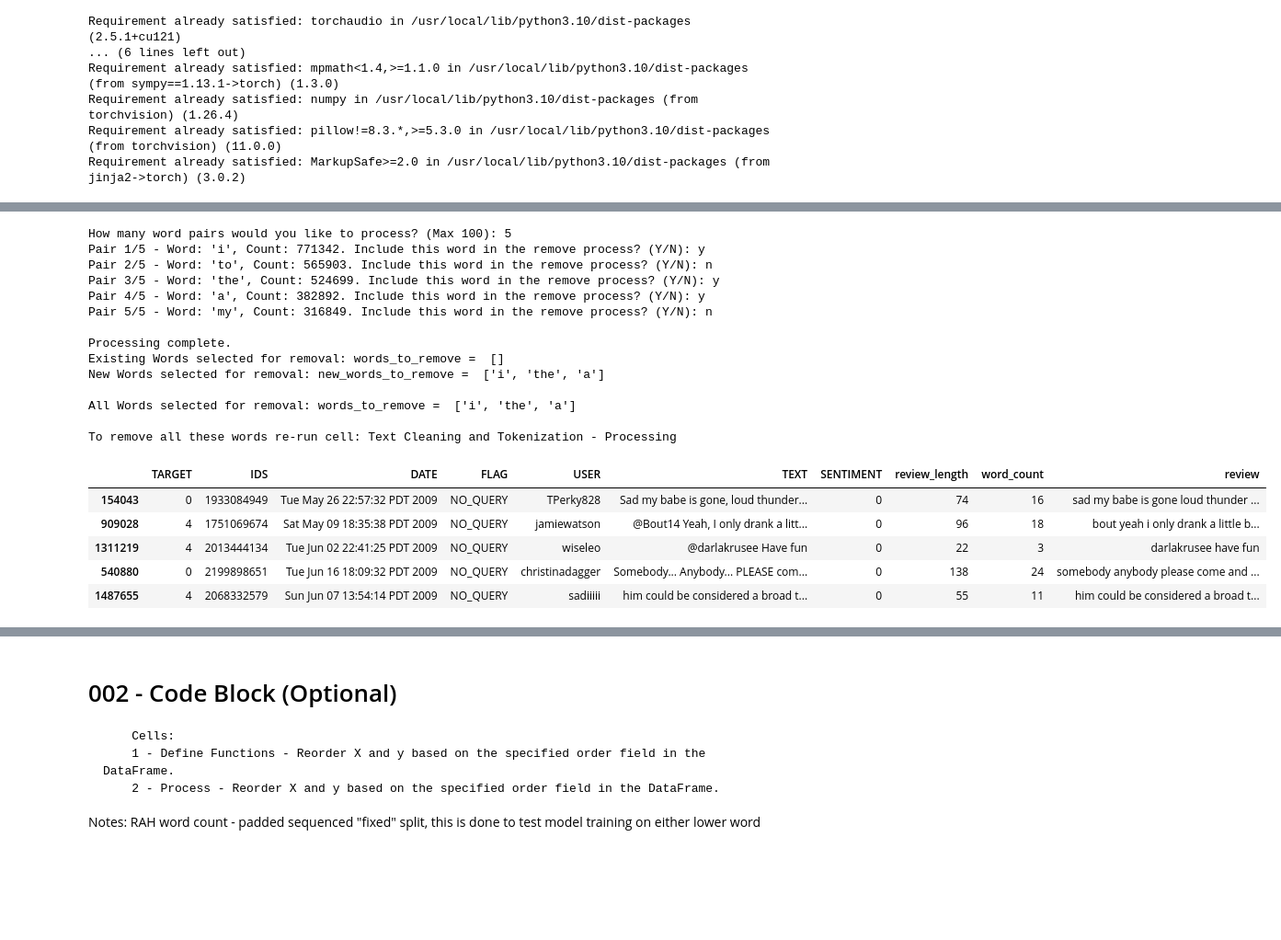
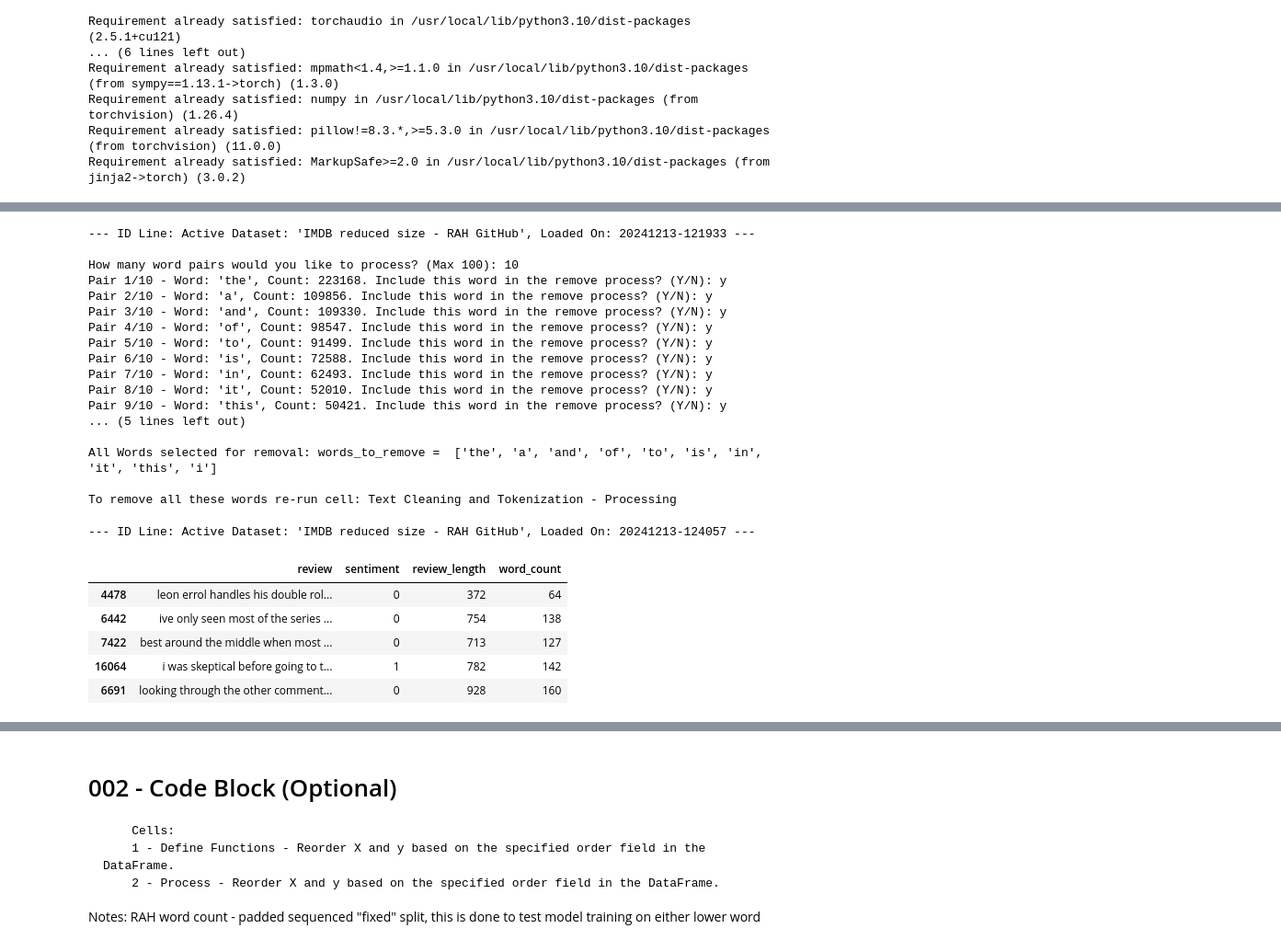
Before and after one commit to rahcoderepo/NLP, a Jupyter notebook: NLP-Assignment/RAH_NLP_Assignment_2_prep_workshop.ipynb, the cells around one changed output, grey strips where cells are left out. Shown at 92% size. Cells and saved outputs as stored; diff of their text form; code cells hidden in the pictures; blank space fills up the shorter version.

```diff
--- a/NLP-Assignment/RAH_NLP_Assignment_2_prep_workshop.ipynb
+++ b/NLP-Assignment/RAH_NLP_Assignment_2_prep_workshop.ipynb
@@ -26,3 +19,20 @@ my_shuffle = None
+# %%
+# @title Reset All Parameters
+Load_DataSet_Option = None # DataSet to load
+Active_DataSet_Name = None # Name of the active dataset
+Active_DataSet_Loaded_DateTime = None # DateTime Stamp the active dataset was loaded
+words_to_remove = None
+Run_X_y_Custom_Sort_Cell = None
+reorder_X_y_sort_ascending = None
+my_shuffle = None
+
+# Global function to display the ID line
+def display_id_line():
+    """
+    Prints the ID line with the active dataset name and load date/time.
+    """
+    print(f"--- ID Line: Active Dataset: '{Active_DataSet_Name}', Loaded On: {Active_DataSet_Loaded_DateTime} ---")
+    print()
 # %%
 # @title Parameters Entry Form
 # Install ipywidgets if not already installed
@@ -265,6 +275,8 @@ set_parameter_value("Load_DataSet_Option", 1) #Check for Parameters User Manual
 
 if Load_DataSet_Option == 1: # Default value (reduced size IMDB - RAH GitHub)
     #Only one URL (Small Set to Test)
+    Active_DataSet_Name = "IMDB reduced size - RAH GitHub"  # dataset display name
+    Active_DataSet_Loaded_DateTime = datetime.now().strftime('%Y%m%d-%H%M%S')
     file_dict = {
         1: "https://raw.githubusercontent.com/rahcoderepo/NLP/refs/heads/main/DataSets/IMDB%20Dataset-GitHub-Ready-Less-Record.csv"
     }
@@ -273,6 +285,8 @@ if Load_DataSet_Option == 1: # Default value (reduced size IMDB - RAH GitHub)
 
 elif Load_DataSet_Option == 2:
     # Multiple URL (All 3 files that combined contains all data in IMDB Dataset)
+    Active_DataSet_Name = "IMDB full size - RAH GitHub 3 files"  # dataset display name
+    Active_DataSet_Loaded_DateTime = datetime.now().strftime('%Y%m%d-%H%M%S')
     file_dict = {
         1: "https://raw.githubusercontent.com/rahcoderepo/NLP/refs/heads/main/DataSets/IMDB%20Dataset-GitHub-Ready-Less-Record.csv",
         2: "https://raw.githubusercontent.com/rahcoderepo/NLP/refs/heads/main/DataSets/IMDB%20Dataset-GitHub-Ready-Less-Record-002.csv",
@@ -281,6 +295,8 @@ elif Load_DataSet_Option == 2:
     main_data_field = "review" # This is the field name where the data to be trained on is found
     senti_data_field = "sentiment" # This is the field name where the labels are found (Sentiment: Positive or Negative)
 elif Load_DataSet_Option == 3:
+    Active_DataSet_Name = "Amazon Fine Foods Reviews (RAH DropBox - Open Link)"  # dataset display name
+    Active_DataSet_Loaded_DateTime = datetime.now().strftime('%Y%m%d-%H%M%S')
     # Amazon Fine Foods Reviews (RAH DropBox - Open Link)
     file_dict = {
         1: "https://www.dropbox.com/scl/fi/o4rhjtirkovyzzzjxffs6/Amazon_Fine_Food_Reviews.csv?rlkey=va98n32bysip1pueke7uir3d0&st=p0hbleor&dl=1"
@@ -288,6 +304,8 @@ elif Load_DataSet_Option == 3:
     main_data_field = "Text" # This is the field name where the data to be trained on is found
     senti_data_field = "Sentiment" # This is the field name where the labels are found (Sentiment: Positive or Negative)
 elif Load_DataSet_Option == 4:
+    Active_DataSet_Name = "Tweeter Sentiment Analysis DataSet (RAH DropBox - Open Link)"  # dataset display name
+    Active_DataSet_Loaded_DateTime = datetime.now().strftime('%Y%m%d-%H%M%S')
     # Tweeter Sentiment Analysis DataSet (RAH DropBox - Open Link)
     file_dict = {
         1: "https://www.dropbox.com/scl/fi/7syewfa6lyup6hgwm3kp2/tweeter-sentiment-analysis-processed_file-20241212-1915.csv?rlkey=2t9x9dfbcupu9pvs3hfvoozk2&st=gatoqbbg&dl=1"
@@ -296,6 +314,8 @@ elif Load_DataSet_Option == 4:
     main_data_field = "TEXT" # This is the field name where the data to be trained on is found
     senti_data_field = "SENTIMENT" # This is the field name where the labels are found (Sentiment: Positive or Negative)
 
+display_id_line()
+
 df = combine_csv_files(file_dict)
 
 # Sample the loaded dataset
@@ -449,6 +472,8 @@ def print_multiline(data, chars_per_line):
         print(data[i:i + chars_per_line])
 # %%
 # @title Text Cleaning and Tokenization - Processing
+display_id_line()
+
 # Define the record index variable
 # Indexes for records with specific characteristics
 # 2097 - very small number of words in the review field
@@ -456,7 +481,7 @@ def print_multiline(data, chars_per_line):
 record_index = 0  # Set to 0 for all records, or an integer for a specific record
 
 #Define padding max number of words
-pad_nbr_words = 24
+pad_nbr_words = 441
 
 #Define how many tuples per line to display when printing a dictionary
 tuples_per_line = 8
@@ -633,5 +658,7 @@ Cell process lasted: 0:01:07.387888
 # %%
 # @title Remove Words (Optional)
+display_id_line()
+
 def process_word_pairs(word_dict):
     """
     Process word pairs interactively.
@@ -681,38 +708,44 @@ print("All Words selected for removal: words_to_remove = ", words_to_remove)
 print()
 print("To remove all these words re-run cell: Text Cleaning and Tokenization - Processing")
 # %% [output]
-How many word pairs would you like to process? (Max 100): 5
-Pair 1/5 - Word: 'i', Count: 771342. Include this word in the remove process? (Y/N): y
-Pair 2/5 - Word: 'to', Count: 565903. Include this word in the remove process? (Y/N): n
-Pair 3/5 - Word: 'the', Count: 524699. Include this word in the remove process? (Y/N): y
-Pair 4/5 - Word: 'a', Count: 382892. Include this word in the remove process? (Y/N): y
-Pair 5/5 - Word: 'my', Count: 316849. Include this word in the remove process? (Y/N): n
+--- ID Line: Active Dataset: 'IMDB reduced size - RAH GitHub', Loaded On: 20241213-121933 ---
 
-Processing complete.
-Existing Words selected for removal: words_to_remove =  []
-New Words selected for removal: new_words_to_remove =  ['i', 'the', 'a']
+How many word pairs would you like to process? (Max 100): 10
+Pair 1/10 - Word: 'the', Count: 223168. Include this word in the remove process? (Y/N): y
+Pair 2/10 - Word: 'a', Count: 109856. Include this word in the remove process? (Y/N): y
+Pair 3/10 - Word: 'and', Count: 109330. Include this word in the remove process? (Y/N): y
+Pair 4/10 - Word: 'of', Count: 98547. Include this word in the remove process? (Y/N): y
+Pair 5/10 - Word: 'to', Count: 91499. Include this word in the remove process? (Y/N): y
+Pair 6/10 - Word: 'is', Count: 72588. Include this word in the remove process? (Y/N): y
+Pair 7/10 - Word: 'in', Count: 62493. Include this word in the remove process? (Y/N): y
+Pair 8/10 - Word: 'it', Count: 52010. Include this word in the remove process? (Y/N): y
+Pair 9/10 - Word: 'this', Count: 50421. Include this word in the remove process? (Y/N): y
+... (5 lines left out)
 
-All Words selected for removal: words_to_remove =  ['i', 'the', 'a']
+All Words selected for removal: words_to_remove =  ['the', 'a', 'and', 'of', 'to', 'is', 'in', 'it', 'this', 'i']
 
 To remove all these words re-run cell: Text Cleaning and Tokenization - Processing
 # %%
 # @title Converting Labels to Numeric Format
+display_id_line()
+
 # Convert sentiment labels to binary
 # Modified to leave 0 and 1 as-is so that I can run it several times
 df[senti_data_field] = df[senti_data_field].apply(lambda x: x if x in [0, 1] else (1 if x == 'positive' else 0))
 
 # Splitting the data into features (X) and labels (y)
 X = padded_sequences
 y = df[senti_data_field].values
 
 #sample the data frame
 df.sample(5)
 # %% [output]
+--- ID Line: Active Dataset: 'IMDB reduced size - RAH GitHub', Loaded On: 20241213-124057 ---
-|  | TARGET | IDS | DATE | FLAG | USER | TEXT | SENTIMENT | review_length | word_count | review |
-| 154043 | 0 | 1933084949 | Tue May 26 22:57:32 PDT 2009 | NO_QUERY | TPerky828 | Sad my babe is gone, loud thunder... | 0 | 74 | 16 | sad my babe is gone loud thunder ... |
-| 909028 | 4 | 1751069674 | Sat May 09 18:35:38 PDT 2009 | NO_QUERY | jamiewatson | @Bout14 Yeah, I only drank a litt... | 0 | 96 | 18 | bout yeah i only drank a little b... |
-| 1311219 | 4 | 2013444134 | Tue Jun 02 22:41:25 PDT 2009 | NO_QUERY | wiseleo | @darlakrusee Have fun | 0 | 22 | 3 | darlakrusee have fun |
-| 540880 | 0 | 2199898651 | Tue Jun 16 18:09:32 PDT 2009 | NO_QUERY | christinadagger | Somebody... Anybody... PLEASE com... | 0 | 138 | 24 | somebody anybody please come and ... |
-| 1487655 | 4 | 2068332579 | Sun Jun 07 13:54:14 PDT 2009 | NO_QUERY | sadiiiii | him could be considered a broad t... | 0 | 55 | 11 | him could be considered a broad t... |
+|  | review | sentiment | review_length | word_count |
+| 4478 | leon errol handles his double rol... | 0 | 372 | 64 |
+| 6442 | ive only seen most of the series ... | 0 | 754 | 138 |
+| 7422 | best around the middle when most ... | 0 | 713 | 127 |
+| 16064 | i was skeptical before going to t... | 1 | 782 | 142 |
+| 6691 | looking through the other comment... | 0 | 928 | 160 |
 # %%
 # @title Explore X and y
```
Also changed, not shown: parts of 13 cells of this notebook.
